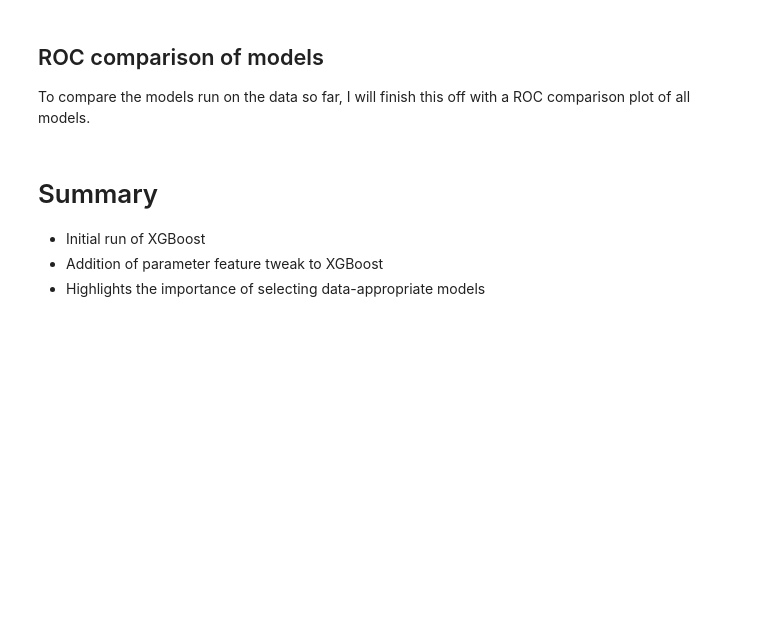
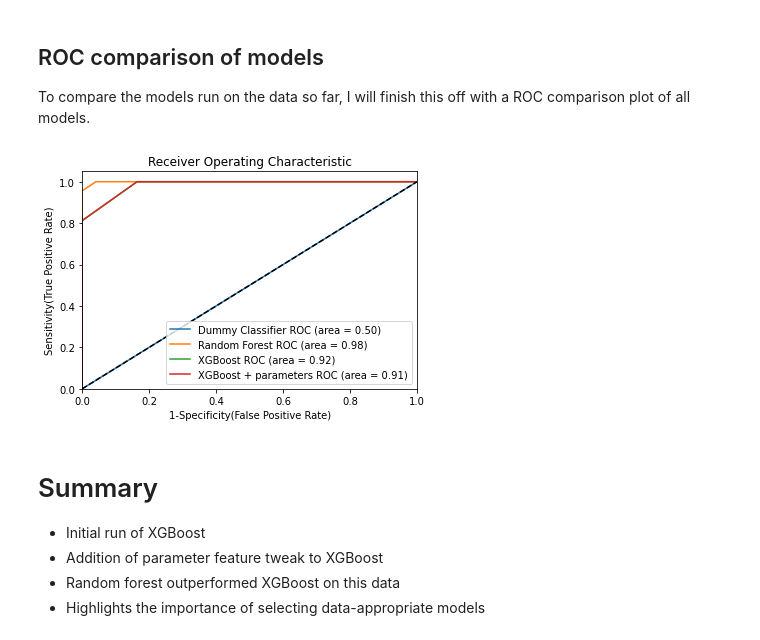
Before and after one commit to axbraae/ml_projects, a Jupyter notebook: XGBoost/star_classifier_analysis.ipynb, the cells around one changed output. Saved outputs shown, nothing was run; the diff lists cells and outputs as text; code cells hidden in the pictures; blank space fills up the shorter version.

Commit message:
adds multi ROC plot

```diff
--- a/XGBoost/star_classifier_analysis.ipynb
+++ b/XGBoost/star_classifier_analysis.ipynb
@@ -348,30 +348,52 @@ Adding the parameters has made the model worse! Another sign that the XGBoost mo
 
 To compare the models run on the data so far, I will finish this off with a ROC comparison plot of all models.
 # %%
-plt.figure()
+plt.figure(0).clf()
 
 # add pipes for ROC
 
 pipes = [
     {
         'label':'Dummy Classifier',
         'pipe': dummy_pipe,
     },
     {
         'label':'Random Forest',
         'pipe': rf_pipe,
+    },
+    {
+        'label':'XGBoost',
+        'pipe': xgb_pipe,
+    },
+    {
+        'label':'XGBoost + parameters',
+        'pipe': xgb_param_pipe,
     }
 ]
 
 # iterate through pipelist
 
 for p in pipes:
     pipe = p['pipe']
     y_pred=pipe.predict(X_test)
-    fpr, tpr, thresholds = roc_curve
+    fpr, tpr, thresholds = roc_curve(y_test, pipe.predict_proba(X_test)[:,1])
+    auc = roc_auc_score(y_test, y_pred)
+    plt.plot(fpr, tpr, label='%s ROC (area = %0.2f)' % (p['label'], auc))
+
+plt.plot([0, 1], [0, 1],'k--')
+plt.xlim([0.0, 1.0])
+plt.ylim([0.0, 1.05])
+plt.xlabel('1-Specificity(False Positive Rate)')
+plt.ylabel('Sensitivity(True Positive Rate)')
+plt.title('Receiver Operating Characteristic')
+plt.legend(loc="lower right")
+plt.show()
+# %% [output]
+[figure, added]
 # %% [markdown]
 # Summary
 
 * Initial run of XGBoost
 * Addition of parameter feature tweak to XGBoost
+* Random forest outperformed XGBoost on this data
 * Highlights the importance of selecting data-appropriate models
```
Also changed, not shown: parts of 1 cell of this notebook.
